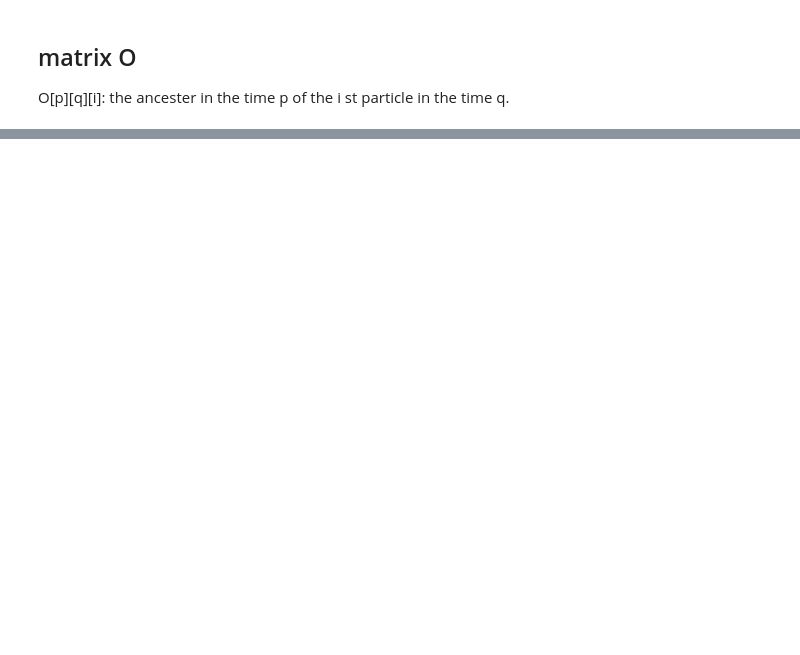
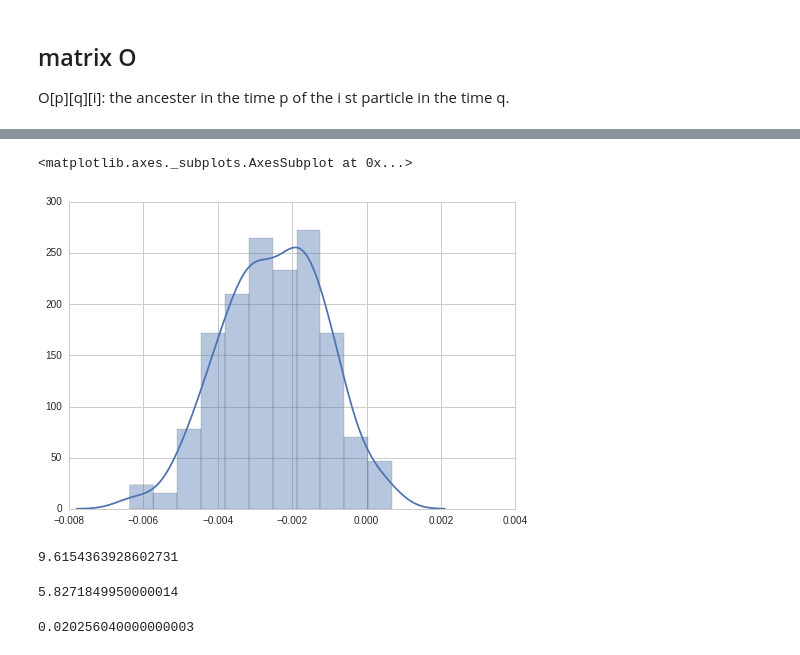
Before and after one commit to MGIMM/Rare-Events, a Jupyter notebook: simulation/editing_pyrare.ipynb, the cells around one changed output, grey strips where cells are left out. Cells and saved outputs as stored; diff of their text form; code cells hidden in the pictures; blank space fills up the shorter version.

```diff
--- a/simulation/editing_pyrare.ipynb
+++ b/simulation/editing_pyrare.ipynb
@@ -341,0 +346,17 @@ array([  0.,   0.,   0.,   0.,   0.,   0.,   0.,   0.,   0.,   0.,   0.,
+# %%
+sns.distplot(list_p- params[0])
+# %% [output]
+<matplotlib.axes._subplots.AxesSubplot at 0x...>
+[figure, added]
+# %%
+np.mean(list_var)
+# %% [output]
+9.6154363928602731
+# %%
+np.var((list_p-params[0])*np.sqrt(N))/0.2**4
+# %% [output]
+5.8271849950000014
+# %%
+np.mean(list_p)
+# %% [output]
+0.020256040000000003
```
Also changed, not shown: parts of 19 cells of this notebook, 2 other files.
